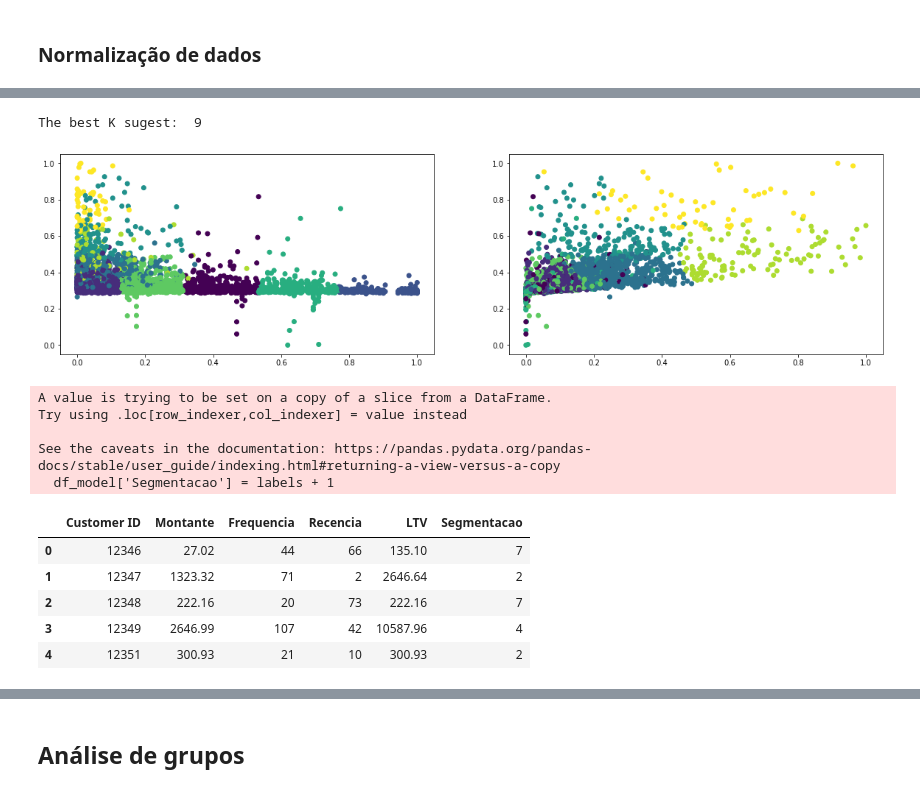
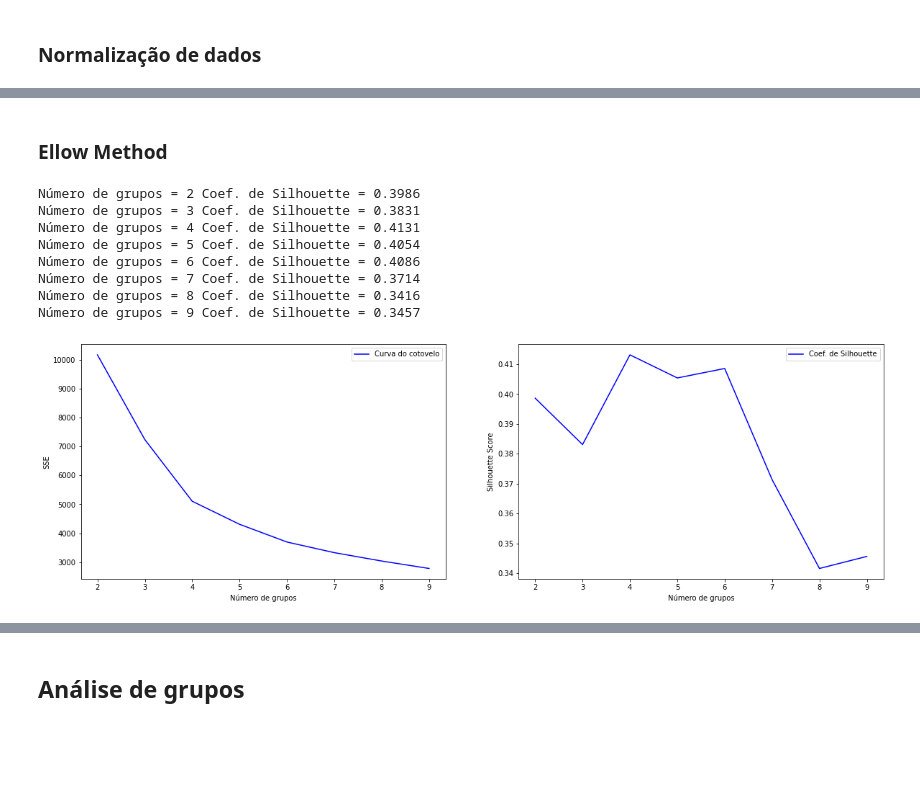
Before and after one commit to wander-asb/Customer_Segmentation, a Jupyter notebook: Segmentação_de_consumidores.ipynb, the cells around one changed output, grey strips where cells are left out. Drawn from its saved outputs; the diff is of its cells as text; code cells hidden in the pictures; blank space fills up the shorter version.

```diff
--- a/Segmentação_de_consumidores.ipynb
+++ b/Segmentação_de_consumidores.ipynb
@@ -311,39 +259,37 @@ plt.show()
-# %%
-#Após validação do modelo de acordo com os melhores parâmetros encontrados
-  #Criamos e rodamos um novo modelo para gerar o melhor resultado de acordo com o melhor número de clusters encontrado no cálculos da curva
-print('The best K sugest: ', K_best)
-model = KMeans(n_clusters=K_best, init='k-means++', n_init=10, max_iter=300, random_state=42)
-model = model.fit(rfm)
-labels = model.labels_
-# %% [output]
-The best K sugest:  9
-# %%
-fig = plt.figure(figsize=(20,5))
-ax = fig.add_subplot(121)
-
-plt.scatter(x = rfm[:,1], y = rfm[:,0], c=model.labels_.astype(float))
-#ax.set_xlabel(atributos[1])
-#ax.set_ylabel(atributos[0])
-ax = fig.add_subplot(122)
-plt.scatter(x = rfm[:,2], y = rfm[:,0], c=model.labels_.astype(float))
-#ax.set_xlabel(atributos[2])
-#ax.set_ylabel(atributos[0])
-
-plt.show()
-# %% [output]
-[figure, removed]
-# %%
-df_model['Segmentacao'] = labels + 1
-df_model.head()
-# %% [output]
-A value is trying to be set on a copy of a slice from a DataFrame.
-Try using .loc[row_indexer,col_indexer] = value instead
-
-See the caveats in the documentation: https://pandas.pydata.org/pandas-docs/stable/user_guide/indexing.html#returning-a-view-versus-a-copy
-  df_model['Segmentacao'] = labels + 1
-|  | Customer ID | Montante | Frequencia | Recencia | LTV | Segmentacao |
-| 0 | 12346 | 27.02 | 44 | 66 | 135.10 | 7 |
-| 1 | 12347 | 1323.32 | 71 | 2 | 2646.64 | 2 |
-| 2 | 12348 | 222.16 | 20 | 73 | 222.16 | 7 |
-| 3 | 12349 | 2646.99 | 107 | 42 | 10587.96 | 4 |
-| 4 | 12351 | 300.93 | 21 | 10 | 300.93 | 2 |
+# %% [markdown]
+### Ellow Method
+# %%
+range_n_clusters = [i for i in range(2,10)]
+elbow = []
+ss = []
+for n_clusters in range_n_clusters:
+   clusterer = KMeans(n_clusters = n_clusters, random_state=42, init='k-means++')
+   cluster_labels = clusterer.fit_predict(rfm)
+   silhouette_avg = silhouette_score(rfm, cluster_labels)
+   ss.append(silhouette_avg)
+   print("Número de grupos =", n_clusters,"Coef. de Silhouette =", round(silhouette_avg, 4))
+   elbow.append(clusterer.inertia_)
+
+
+fig = plt.figure(figsize=(20,6))
+fig.add_subplot(121)
+plt.plot(range_n_clusters, elbow,'b-',label='Curva do cotovelo')
+plt.xlabel("Número de grupos")
+plt.ylabel("SSE")
+plt.legend()
+fig.add_subplot(122)
+plt.plot(range_n_clusters, ss,'b-',label='Coef. de Silhouette')
+plt.xlabel("Número de grupos")
+plt.ylabel("Silhouette Score")
+plt.legend()
+plt.show()
+# %% [output]
+Número de grupos = 2 Coef. de Silhouette = 0.3986
+Número de grupos = 3 Coef. de Silhouette = 0.3831
+Número de grupos = 4 Coef. de Silhouette = 0.4131
+Número de grupos = 5 Coef. de Silhouette = 0.4054
+Número de grupos = 6 Coef. de Silhouette = 0.4086
+Número de grupos = 7 Coef. de Silhouette = 0.3714
+Número de grupos = 8 Coef. de Silhouette = 0.3416
+Número de grupos = 9 Coef. de Silhouette = 0.3457
+[figure, added]
```
Also changed, not shown: parts of 25 cells of this notebook.
